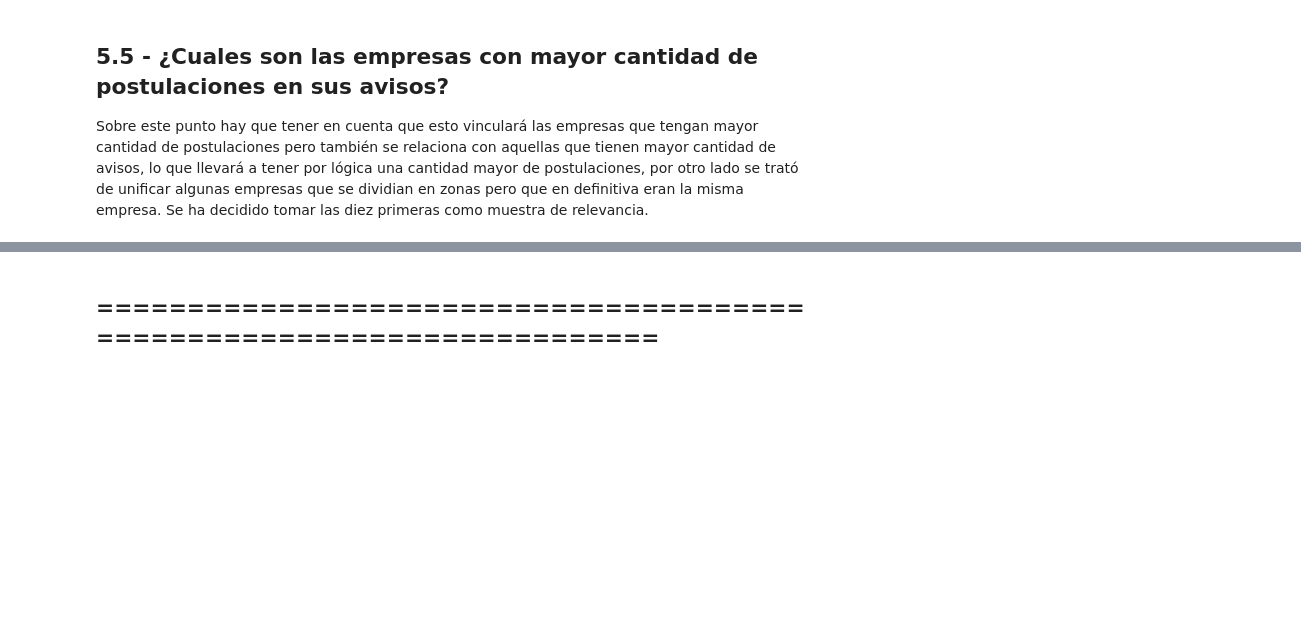
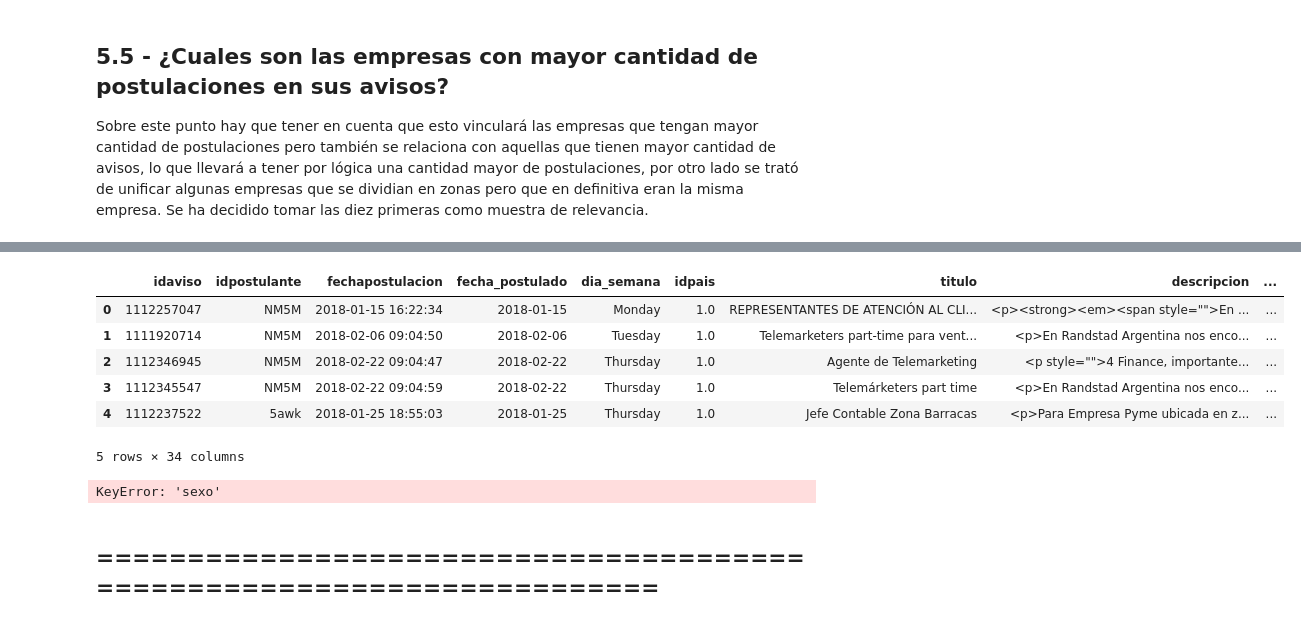
Before and after one commit to shizus/orga_datos_2018_1c, a Jupyter notebook: INFORME_TP1_REENTREGA.ipynb, the cells around one changed output, grey strips where cells are left out. Saved outputs shown, nothing was run; the diff lists cells and outputs as text; code cells hidden in the pictures; blank space fills up the shorter version.

```diff
--- a/INFORME_TP1_REENTREGA.ipynb
+++ b/INFORME_TP1_REENTREGA.ipynb
@@ -573,8 +578,21 @@ Buscamos ver que relación hay entre el género a la hora de postularse en los a
+# %%
+postulaciones_avisos_completos = postulaciones_avisos_completos.merge(postulantes_unicos,left_on='idpostulante', right_on='idpostulante',how='left')
+postulaciones_avisos_completos.head()
+# %% [output]
+|  | idaviso | idpostulante | fechapostulacion | fecha_postulado | dia_semana | idpais | titulo | descripcion | ... |
+| 0 | 1112257047 | NM5M | 2018-01-15 16:22:34 | 2018-01-15 | Monday | 1.0 | REPRESENTANTES DE ATENCIÓN AL CLI... | <p><strong><em><span style="">En ... | ... |
+| 1 | 1111920714 | NM5M | 2018-02-06 09:04:50 | 2018-02-06 | Tuesday | 1.0 | Telemarketers part-time para vent... | <p>En Randstad Argentina nos enco... | ... |
+| 2 | 1112346945 | NM5M | 2018-02-22 09:04:47 | 2018-02-22 | Thursday | 1.0 | Agente de Telemarketing | <p style="">4 Finance, importante... | ... |
+| 3 | 1112345547 | NM5M | 2018-02-22 09:04:59 | 2018-02-22 | Thursday | 1.0 | Telemárketers part time | <p>En Randstad Argentina nos enco... | ... |
+| 4 | 1112237522 | 5awk | 2018-01-25 18:55:03 | 2018-01-25 | Thursday | 1.0 | Jefe Contable Zona Barracas | <p>Para Empresa Pyme ubicada en z... | ... |
+5 rows × 34 columns
 # %%
 ## AGRUPAMOS POR SEXO Y SEGÚN LA RELACIÓN DE SI EL AVISO ESTÁ ONLINE O NO Y COMO ES LA PROPORCIÓN DE POSTULACIONES.
 postulaciones_avisos_completos = postulaciones_avisos_completos.merge(postulantes_unicos,left_on='idpostulante', right_on='idpostulante',how='left')
 info_postulantes = postulaciones_avisos_completos.groupby(['idpostulante', 'sexo','esta_online']).size().reset_index(name='cantidad')
-info_postulantes = info_postulantes[info_postulantes['cantidad'] < 750]
-g = sns.factorplot(x="sexo", y="cantidad", hue="esta_online", data=info_postulantes, kind="strip", jitter=True, size=10, aspect=.9);
+info_postulantes = info_postulantes[info_postulantes['cantidad'] < 500]
+g = sns.factorplot(x="sexo", y="cantidad", hue="esta_online", data=info_postulantes, kind="strip", jitter=True, size=8, aspect=.9);
+# %% [output]
+KeyError: 'sexo'
 # %% [markdown]
 ## ======================================================================
```
Also changed, not shown: parts of 3 cells of this notebook.
